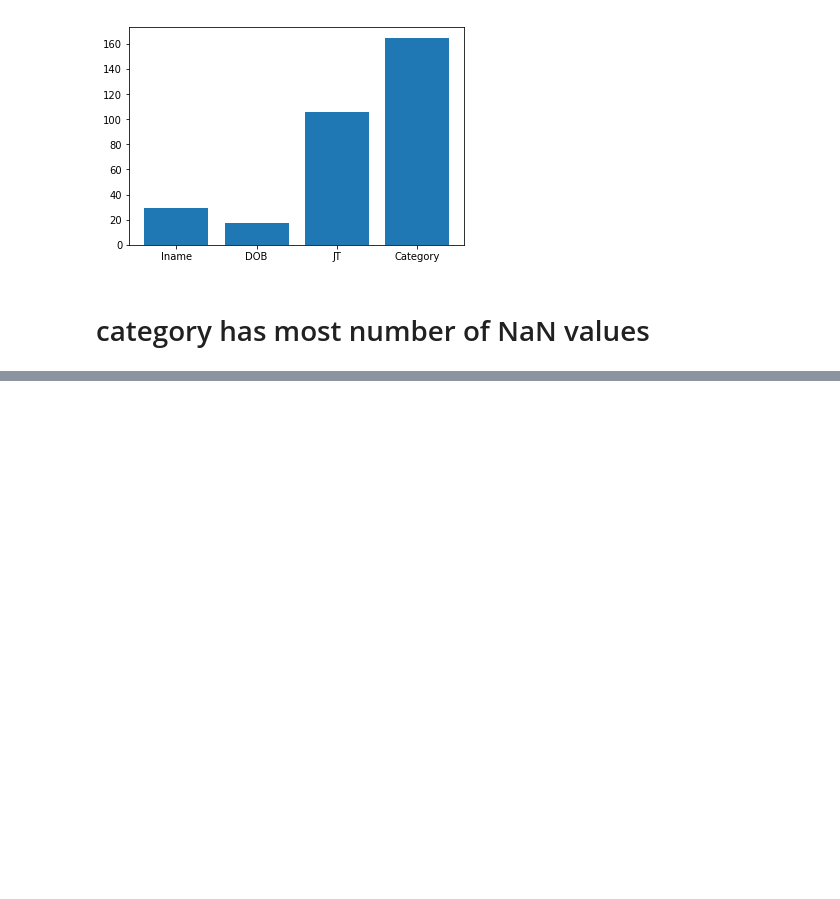
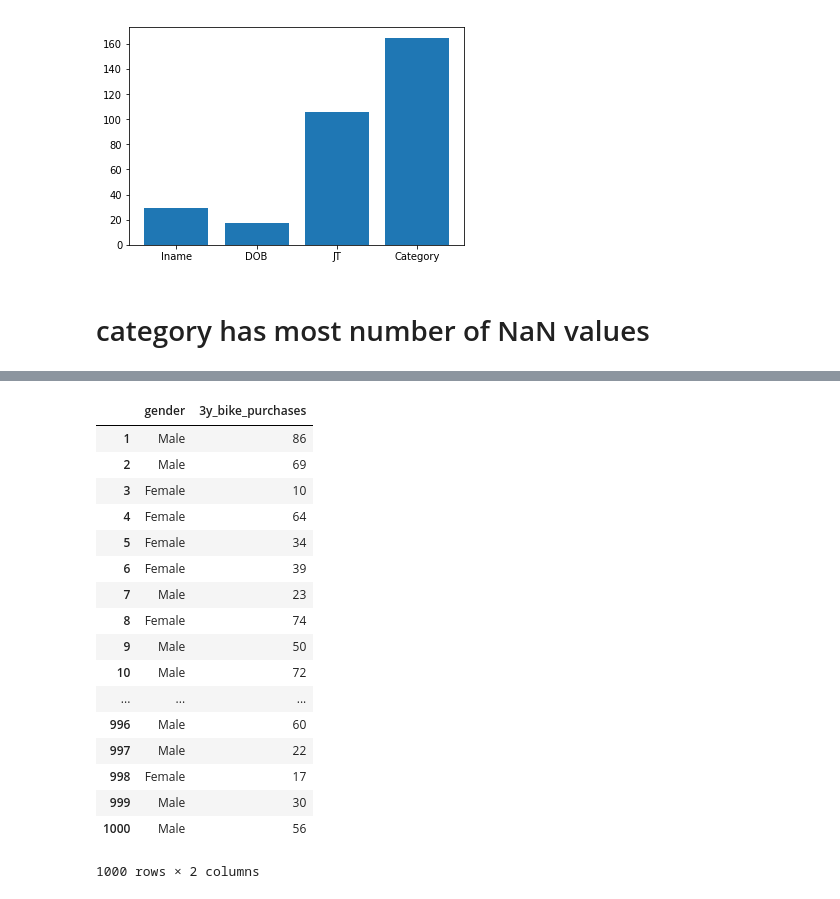
Before and after one commit to romy421kumari/KPMG, a Jupyter notebook: newcustomerlist.ipynb, the cells around one changed output, grey strips where cells are left out. Drawn from its saved outputs; the diff is of its cells as text; code cells hidden in the pictures; blank space fills up the shorter version.

```diff
--- a/newcustomerlist.ipynb
+++ b/newcustomerlist.ipynb
@@ -114,0 +201,22 @@ plt.show()
+# %%
+#relation between gender and bike purchases
+df[['gender','3y_bike_purchases']]
+# %% [output]
+|  | gender | 3y_bike_purchases |
+| 1 | Male | 86 |
+| 2 | Male | 69 |
+| 3 | Female | 10 |
+| 4 | Female | 64 |
+| 5 | Female | 34 |
+| 6 | Female | 39 |
+| 7 | Male | 23 |
+| 8 | Female | 74 |
+| 9 | Male | 50 |
+| 10 | Male | 72 |
+| ... | ... | ... |
+| 996 | Male | 60 |
+| 997 | Male | 22 |
+| 998 | Female | 17 |
+| 999 | Male | 30 |
+| 1000 | Male | 56 |
+1000 rows × 2 columns
```
Also changed, not shown: parts of 7 cells of this notebook.
